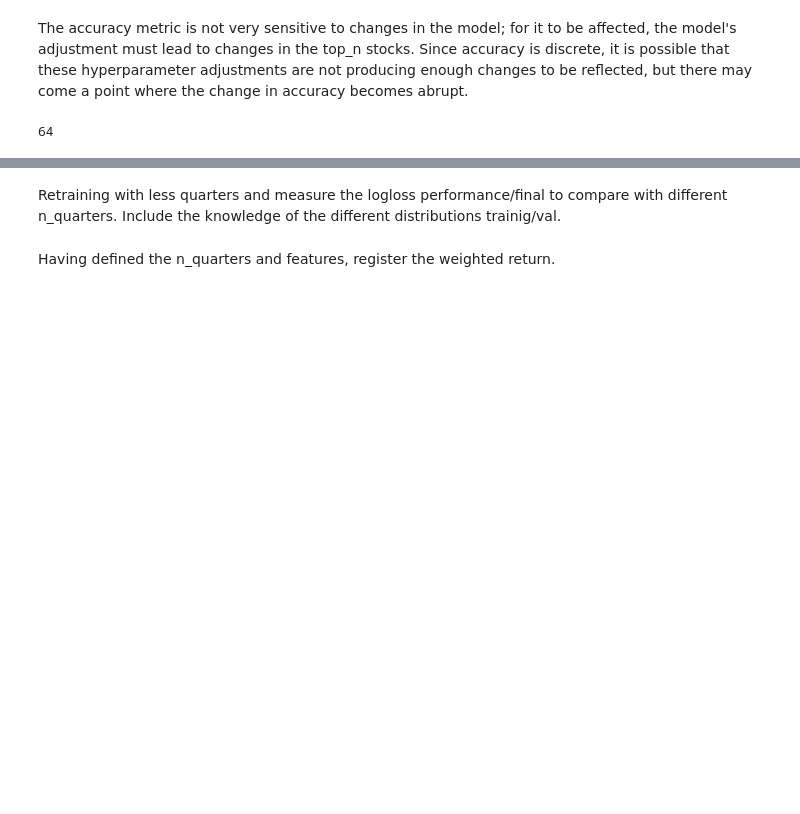
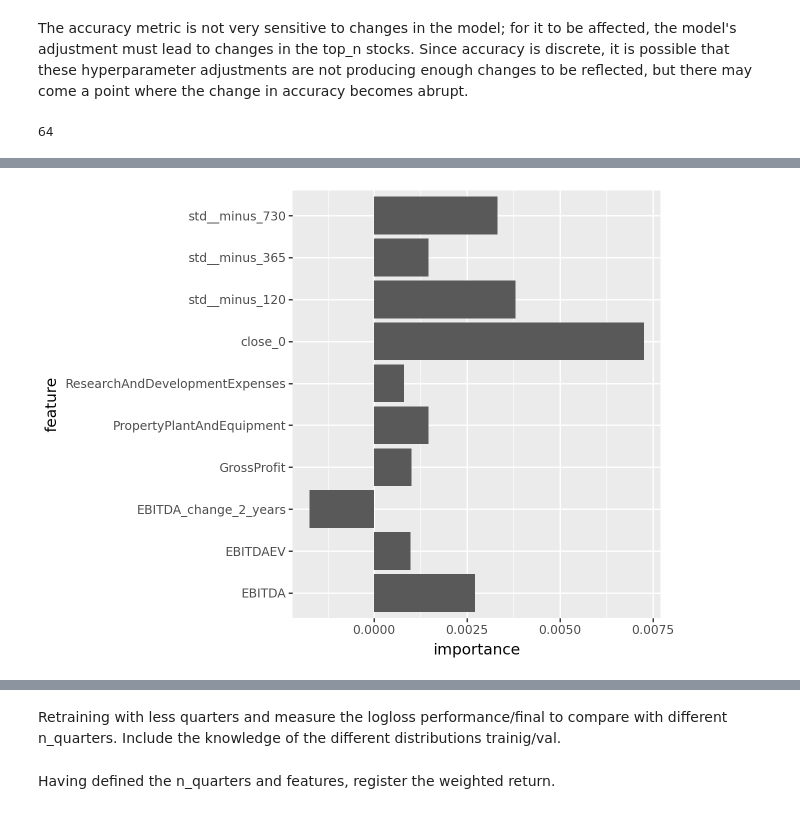
Before and after one commit to raqueel-ff/zrive-ds, a Jupyter notebook: src/module_5/module5.ipynb, the cells around one changed output, grey strips where cells are left out. Drawn from its saved outputs; the diff is of its cells as text; code cells hidden in the pictures; blank space fills up the shorter version.

```diff
--- a/src/module_5/module5.ipynb
+++ b/src/module_5/module5.ipynb
@@ -660,0 +733,18 @@ Future importance with permutation.
+# %%
+execution_dates = np.sort( data_set['execution_date'].unique() )
+params = {
+            "random_state":1,
+            "verbosity": -1,
+            "n_jobs":10,
+            "objective": 'binary',
+            "metric": 'binary_logloss',
+            "learning_rate": 10e-3,
+            "path_smooth": 0.2,
+            "n_estimators":20}
+
+all_results={}
+all_predicted_tickers_list=[]
+all_models={}
+all_permutation_importances = pd.DataFrame()
+
+train_model_across_periods_fi(compute_importance=True)
@@ -660,0 +769,8 @@ Future importance with permutation.
+# %%
+all_permutation_importances = all_permutation_importances.sort_values(["execution_date","importance"],ascending=True)
+# %%
+all_permutation_importances_sum = all_permutation_importances.groupby(["feature"])["importance"].mean().reset_index()
+all_permutation_importances_sum=all_permutation_importances_sum.sort_values(by="importance", key=np.abs, ascending=False)
+ggplot(all_permutation_importances_sum.head(10))+geom_col(aes(x='feature',y='importance'))+coord_flip()
+# %% [output]
+[figure, added]
```
Also changed, not shown: parts of 33 cells of this notebook.
